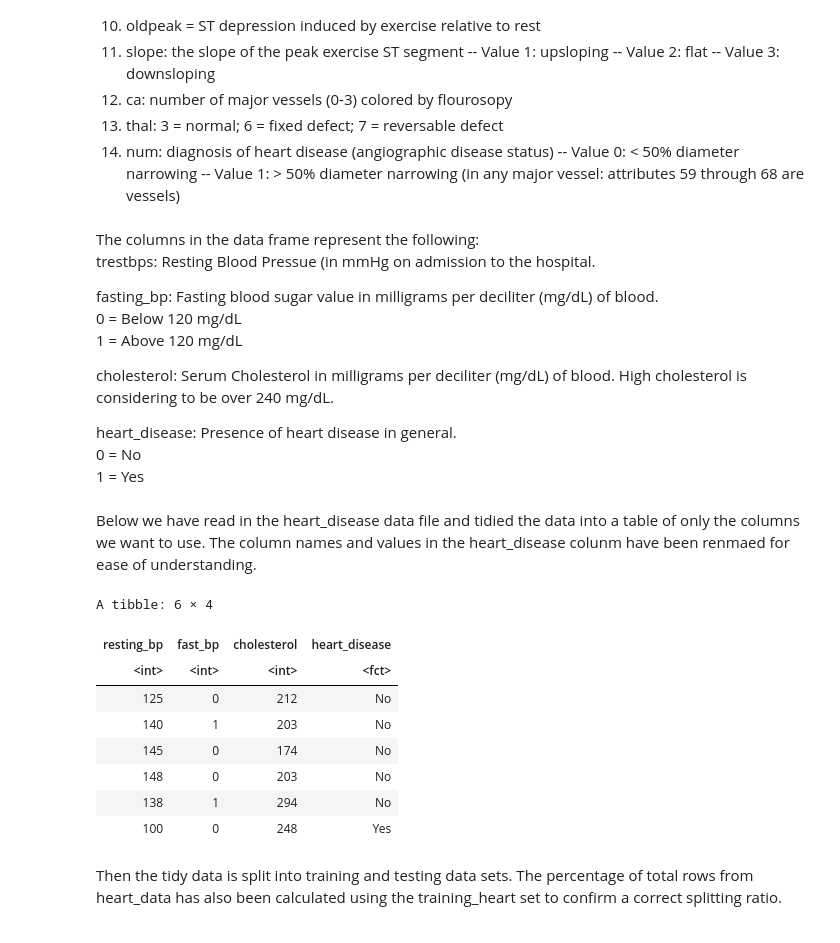
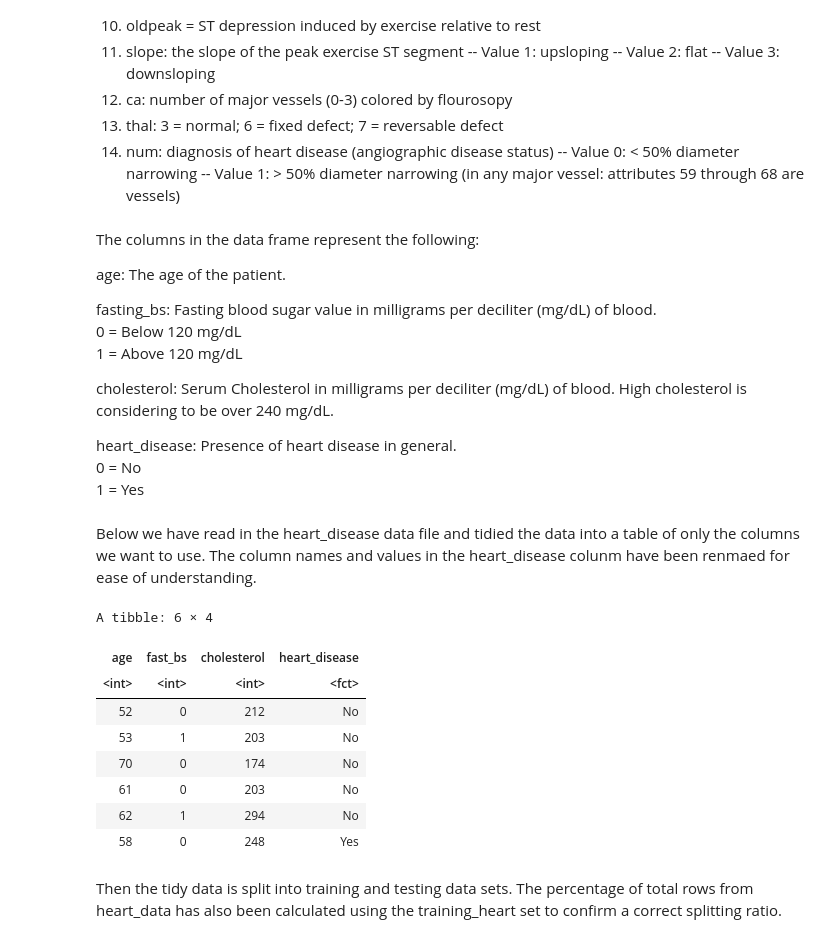
Before and after one commit to fellasleep2324/dsci-100-2023-24-grp12, a Jupyter notebook: Group Project Proposal.ipynb, the cells around one changed output. Cells and saved outputs as stored; diff of their text form; code cells hidden in the pictures.

```diff
--- a/Group Project Proposal.ipynb
+++ b/Group Project Proposal.ipynb
@@ -57,9 +58,10 @@ Columns:
         (in any major vessel: attributes 59 through 68 are vessels)
 # %% [markdown]
 The columns in the data frame represent the following:
-trestbps: Resting Blood Pressue (in mmHg on admission to the hospital.
 
-fasting_bp: Fasting blood sugar value in milligrams per deciliter (mg/dL) of blood.
+age: The age of the patient.
+
+fasting_bs: Fasting blood sugar value in milligrams per deciliter (mg/dL) of blood.
                         0 = Below 120 mg/dL
                         1 = Above 120 mg/dL
 
@@ -72,27 +74,26 @@ heart_disease: Presence of heart disease in general.
 Below we have read in the heart_disease data file and tidied the data into a table of only the columns we want to use. The column names and values in the heart_disease colunm have been renmaed for ease of understanding.
 # %%
 heart_data <- as_tibble(read.csv("heart.csv")) |>
-    select(trestbps, fbs, chol, target) |>
+    select(age, fbs, chol, target) |>
 
-    rename(resting_bp = trestbps,
-           fast_bp = fbs,
+    rename(fast_bs = fbs,
            cholesterol = chol,
            heart_disease = target) |>
 
     mutate(heart_disease = as_factor(heart_disease)) |>
     mutate(heart_disease = fct_recode(heart_disease, "Yes" = "1", "No" = "0"))
 
 head(heart_data)
 # %% [output]
 A tibble: 6 × 4
-| resting_bp | fast_bp | cholesterol | heart_disease |
+| age | fast_bs | cholesterol | heart_disease |
 | <int> | <int> | <int> | <fct> |
-| 125 | 0 | 212 | No |
-| 140 | 1 | 203 | No |
-| 145 | 0 | 174 | No |
-| 148 | 0 | 203 | No |
-| 138 | 1 | 294 | No |
-| 100 | 0 | 248 | Yes |
+| 52 | 0 | 212 | No |
+| 53 | 1 | 203 | No |
+| 70 | 0 | 174 | No |
+| 61 | 0 | 203 | No |
+| 62 | 1 | 294 | No |
+| 58 | 0 | 248 | Yes |
 # %% [markdown]
 Then the tidy data is split into training and testing data sets. The percentage of total rows from heart_data has also been calculated using the training_heart set to confirm a correct splitting ratio.
 # %%
```
Also changed, not shown: parts of 6 cells of this notebook, 1 other file.
